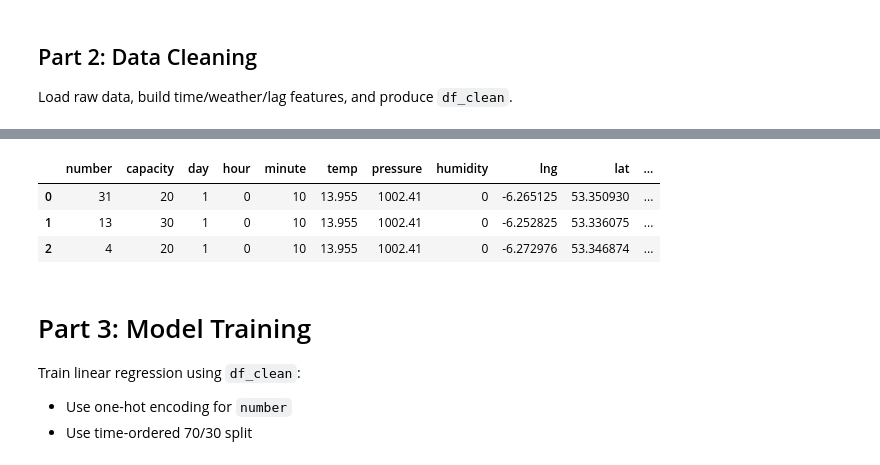
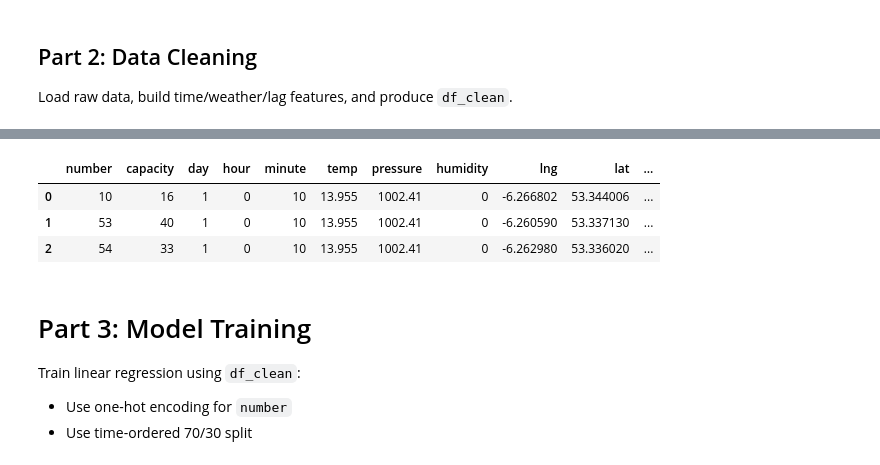
Before and after one commit to davidirving98/COMP30830-SE-Project-Work, a Jupyter notebook: machine_learning/ML.ipynb, the cells around one changed output, grey strips where cells are left out. Saved outputs shown, nothing was run; the diff lists cells and outputs as text; code cells hidden in the pictures.

```diff
--- a/machine_learning/ML.ipynb
+++ b/machine_learning/ML.ipynb
@@ -183,92 +112,14 @@ bikes_same_slot_mean corr = 0.655850
 Load raw data, build time/weather/lag features, and produce `df_clean`.
 # %%
 import pandas as pd
-from pathlib import Path
 
-# Part 2: Data Cleaning
-# 目标：
-# - 基础清洗（时间/编号/目标字段）；
-# - 构造简化天气特征 temp/pressure/humidity；
-# - 构造防泄漏历史特征（bikes_1d_mean + bikes_same_slot_mean）；
-# - 输出 df_clean、features、target、data_cleaned.csv。
+# Part 2: Data Cleaning（复用 Part 1 特征）
+df = df_model.copy()
 
-# 每 10 分钟一条记录：1 天 144 条
-INTERVALS_PER_DAY = 144
-
-# 1) 读取数据（兼容两种运行目录）
-candidates = [Path('final_merged_data.csv.gz'), Path('machine_learning/final_merged_data.csv.gz')]
-raw_path = next((x for x in candidates if x.exists()), None)
-if raw_path is None:
-    raise FileNotFoundError('Cannot find final_merged_data.csv.gz')
-df = pd.read_csv(raw_path)
-
-# 2) 统一站点编号列名
-if 'number' not in df.columns and 'station_id' in df.columns:
-    df = df.rename(columns={'station_id': 'number'})
-
-# 3) 基础必需列检查
-required = ['last_reported', 'number', 'num_bikes_available', 'day', 'hour', 'minute', 'lon', 'lat']
-missing = [c for c in required if c not in df.columns]
-if missing:
-    raise KeyError(f'Missing required columns: {missing}')
-
-# 4) 类型转换：非法值转缺失，随后统一删除
-df['last_reported'] = pd.to_datetime(df['last_reported'], errors='coerce')
-for c in ['number', 'num_bikes_available', 'day', 'hour', 'minute', 'lon', 'lat']:
-    df[c] = pd.to_numeric(df[c], errors='coerce')
-
-df = df.dropna(subset=required).copy()
-df[['number', 'day', 'hour', 'minute']] = df[['number', 'day', 'hour', 'minute']].astype(int)
-
-# 模型字段标准化：
-# - 目标列使用 available_bikes（由原始 num_bikes_available 转换）
-# - 地理列使用 lng（由原始 lon 转换）和 lat
+# 与训练字段对齐
 df['available_bikes'] = df['num_bikes_available']
 df['lng'] = df['lon']
 
-# 5) 天气列检查并构造紧凑天气特征
-weather_req = [
-    'max_air_temperature_celsius', 'min_air_temperature_celsius',
-    'max_barometric_pressure_hpa', 'min_barometric_pressure_hpa',
-    'max_relative_humidity_percent', 'min_relative_humidity_percent',
-]
-missing_weather = [c for c in weather_req if c not in df.columns]
-if missing_weather:
-    raise KeyError(f'Missing required weather columns: {missing_weather}')
-
-df['temp'] = (df['max_air_temperature_celsius'] + df['min_air_temperature_celsius']) / 2
-df['pressure'] = (df['max_barometric_pressure_hpa'] + df['min_barometric_pressure_hpa']) / 2
-df['humidity'] = (((df['max_relative_humidity_percent'] + df['min_relative_humidity_percent']) / 2) > 90).astype(int)
-
-# 6) 防泄漏历史特征
-# 先按站点+时间排序，确保所有滚动/历史统计顺序正确
-df = df.sort_values(['number', 'last_reported']).reset_index(drop=True)
-
-g = df.groupby('number')['num_bikes_available']
-
-# (a) 1天移动均值（只看过去，shift(1) 防泄漏）
-df['bikes_1d_mean'] = g.transform(
-    lambda s: s.shift(1).rolling(INTERVALS_PER_DAY, min_periods=INTERVALS_PER_DAY // 2).mean()
-)
-
-# (b) 同时段历史均值（替代 bikes_7d_mean）
-# 定义：同站点 + 同星期几 + 同小时 + 同分钟，在“当前行之前”历史记录的平均值
-slot_hour = df['last_reported'].dt.hour
-slot_minute = df['last_reported'].dt.minute
-
-# 仅按 number + hour + minute 分组（不使用 weekday）
-df['bikes_same_slot_mean'] = (
-    df.groupby(['number', slot_hour, slot_minute])['num_bikes_available']
-      .transform(lambda s: s.shift(1).expanding(min_periods=3).mean())
-)
-
-# 7) 缺失填充：先站点均值，再全局均值
-station_mean = df.groupby('number')['num_bikes_available'].transform('mean')
-global_mean = float(df['num_bikes_available'].mean())
-for c in ['bikes_1d_mean', 'bikes_same_slot_mean']:
-    df[c] = df[c].fillna(station_mean).fillna(global_mean)
-
-# 8) 最小可用特征集合（与后续模型 cell 对齐）
 features = [
     'number', 'capacity', 'day', 'hour', 'minute',
     'temp', 'pressure', 'humidity',
@@ -278,21 +129,15 @@ features = [
 ]
 target = 'available_bikes'
 
-missing_final = [c for c in features + [target] if c not in df.columns]
-if missing_final:
-    raise KeyError(f'Missing required final columns: {missing_final}')
-
-# 9) 生成 df_clean 并导出 CSV
 df_clean = (
     df[features + [target, 'last_reported']]
     .dropna()
     .sort_values('last_reported')
     .reset_index(drop=True)
 )
-df_clean[features + [target]].to_csv(raw_path.parent / 'data_cleaned.csv', index=False)
+df_clean[features + [target]].to_csv('data_cleaned.csv', index=False)
 
-print(f'Loaded: {raw_path}')
 print(f'Cleaned shape: {df_clean.shape}')
-print(f'Saved: {raw_path.parent / "data_cleaned.csv"}')
+print('Saved: data_cleaned.csv')
 display(df_clean.head(3))
 # %% [output]
@@ -300,9 +144,9 @@ Loaded: final_merged_data.csv.gz
 Cleaned shape: (298946, 14)
 Saved: data_cleaned.csv
 |  | number | capacity | day | hour | minute | temp | pressure | humidity | lng | lat | ... |
-| 0 | 31 | 20 | 1 | 0 | 10 | 13.955 | 1002.41 | 0 | -6.265125 | 53.350930 | ... |
-| 1 | 13 | 30 | 1 | 0 | 10 | 13.955 | 1002.41 | 0 | -6.252825 | 53.336075 | ... |
-| 2 | 4 | 20 | 1 | 0 | 10 | 13.955 | 1002.41 | 0 | -6.272976 | 53.346874 | ... |
+| 0 | 10 | 16 | 1 | 0 | 10 | 13.955 | 1002.41 | 0 | -6.266802 | 53.344006 | ... |
+| 1 | 53 | 40 | 1 | 0 | 10 | 13.955 | 1002.41 | 0 | -6.260590 | 53.337130 | ... |
+| 2 | 54 | 33 | 1 | 0 | 10 | 13.955 | 1002.41 | 0 | -6.262980 | 53.336020 | ... |
 # %% [markdown]
 # Part 3: Model Training
 Train linear regression using `df_clean`:
```
Also changed, not shown: parts of 4 cells of this notebook, 3 other files.
